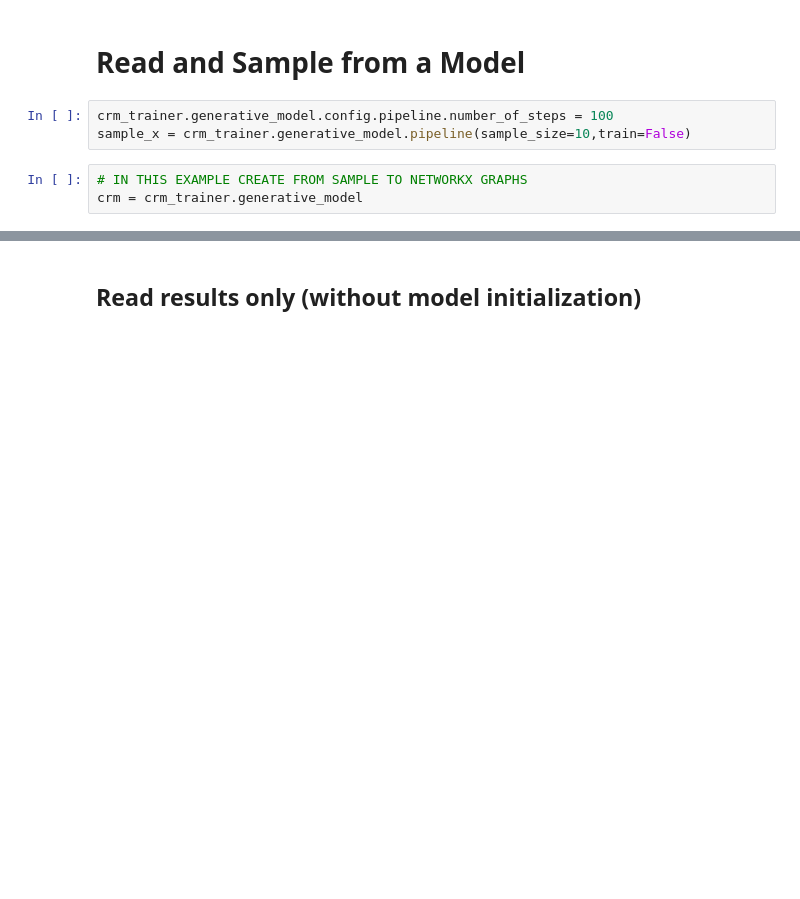
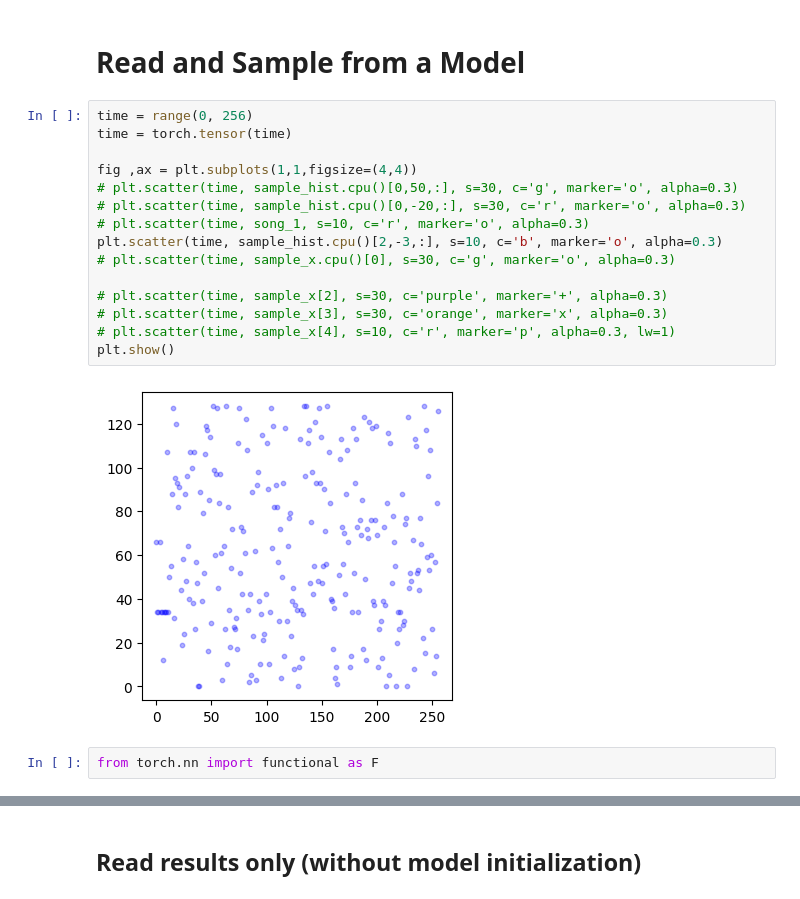
Before and after one commit to cesarali/conditional_rate_matching, a Jupyter notebook: notebooks/Models/CRM/Music/BasicModelCall.ipynb, the cells around one changed output, grey strips where cells are left out. Drawn from its saved outputs; the diff is of its cells as text; blank space fills up the shorter version.

```diff
--- a/notebooks/Models/CRM/Music/BasicModelCall.ipynb
+++ b/notebooks/Models/CRM/Music/BasicModelCall.ipynb
@@ -59,8 +88,21 @@ None
 # %% [markdown]
 # Read and Sample from a Model
-# %%
-crm_trainer.generative_model.config.pipeline.number_of_steps = 100
-sample_x = crm_trainer.generative_model.pipeline(sample_size=10,train=False)
-# %%
-# IN THIS EXAMPLE CREATE FROM SAMPLE TO NETWORKX GRAPHS
-crm = crm_trainer.generative_model
+# %%
+time = range(0, 256)
+time = torch.tensor(time)
+
+fig ,ax = plt.subplots(1,1,figsize=(4,4))
+# plt.scatter(time, sample_hist.cpu()[0,50,:], s=30, c='g', marker='o', alpha=0.3)
+# plt.scatter(time, sample_hist.cpu()[0,-20,:], s=30, c='r', marker='o', alpha=0.3)
+# plt.scatter(time, song_1, s=10, c='r', marker='o', alpha=0.3)
+plt.scatter(time, sample_hist.cpu()[2,-3,:], s=10, c='b', marker='o', alpha=0.3)
+# plt.scatter(time, sample_x.cpu()[0], s=30, c='g', marker='o', alpha=0.3)
+
+# plt.scatter(time, sample_x[2], s=30, c='purple', marker='+', alpha=0.3)
+# plt.scatter(time, sample_x[3], s=30, c='orange', marker='x', alpha=0.3)
+# plt.scatter(time, sample_x[4], s=10, c='r', marker='p', alpha=0.3, lw=1)
+plt.show()
+# %% [output]
+[figure, added]
+# %%
+from torch.nn import functional as F
```
Also changed, not shown: parts of 14 cells of this notebook, 4 other files.
